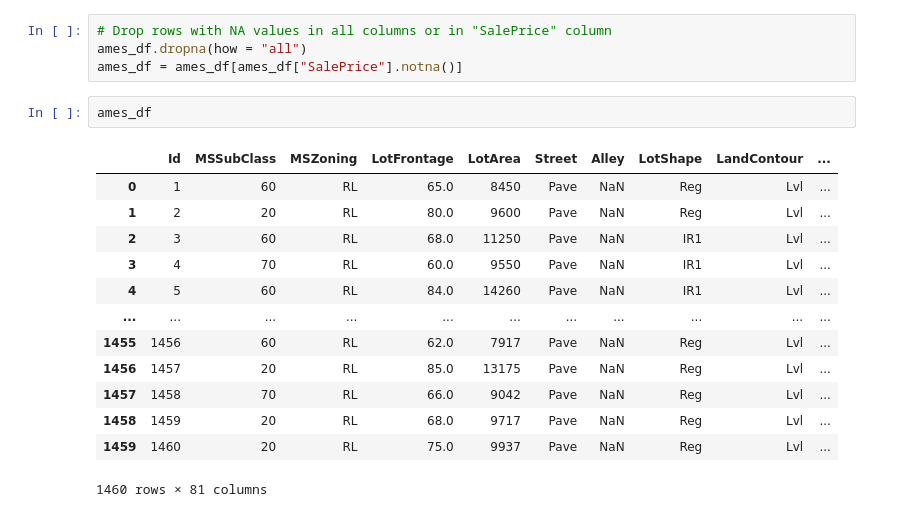
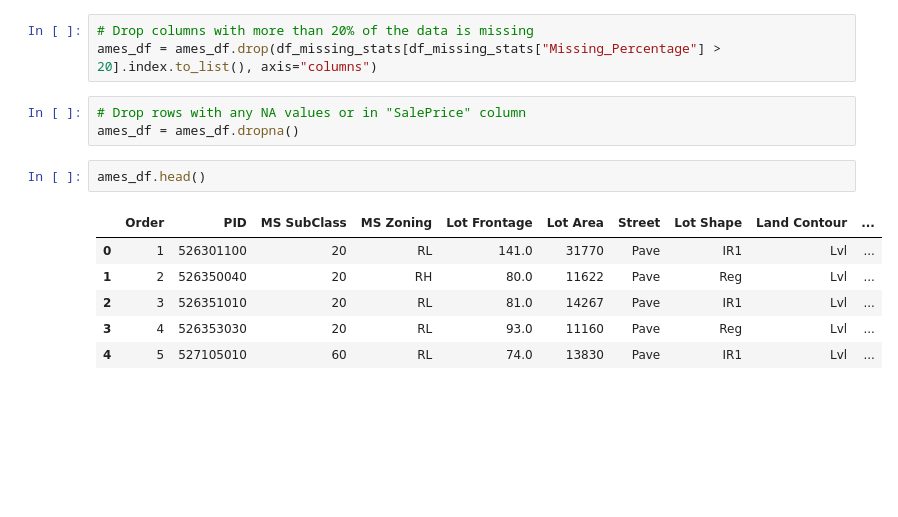
Before and after one commit to nkb36/home_valuators, a Jupyter notebook: notebook/Data Ingestion & Wrangling.ipynb, the cells around one changed output. Cells and saved outputs as stored; diff of their text form; blank space fills up the shorter version.

```diff
--- a/notebook/Data Ingestion & Wrangling.ipynb
+++ b/notebook/Data Ingestion & Wrangling.ipynb
@@ -52,20 +93,15 @@ ames_df.describe()
+# %%
+# Drop columns with more than 20% of the data is missing
+ames_df = ames_df.drop(df_missing_stats[df_missing_stats["Missing_Percentage"] > 20].index.to_list(), axis="columns")
 # %%
-# Drop rows with NA values in all columns or in "SalePrice" column
-ames_df.dropna(how = "all")
-ames_df = ames_df[ames_df["SalePrice"].notna()]
+# Drop rows with any NA values or in "SalePrice" column
+ames_df = ames_df.dropna()
-# %%
-ames_df
-# %% [output]
-|  | Id | MSSubClass | MSZoning | LotFrontage | LotArea | Street | Alley | LotShape | LandContour | ... |
-| 0 | 1 | 60 | RL | 65.0 | 8450 | Pave | NaN | Reg | Lvl | ... |
-| 1 | 2 | 20 | RL | 80.0 | 9600 | Pave | NaN | Reg | Lvl | ... |
-| 2 | 3 | 60 | RL | 68.0 | 11250 | Pave | NaN | IR1 | Lvl | ... |
-| 3 | 4 | 70 | RL | 60.0 | 9550 | Pave | NaN | IR1 | Lvl | ... |
-| 4 | 5 | 60 | RL | 84.0 | 14260 | Pave | NaN | IR1 | Lvl | ... |
-| ... | ... | ... | ... | ... | ... | ... | ... | ... | ... | ... |
-| 1455 | 1456 | 60 | RL | 62.0 | 7917 | Pave | NaN | Reg | Lvl | ... |
-| 1456 | 1457 | 20 | RL | 85.0 | 13175 | Pave | NaN | Reg | Lvl | ... |
-| 1457 | 1458 | 70 | RL | 66.0 | 9042 | Pave | NaN | Reg | Lvl | ... |
-| 1458 | 1459 | 20 | RL | 68.0 | 9717 | Pave | NaN | Reg | Lvl | ... |
-| 1459 | 1460 | 20 | RL | 75.0 | 9937 | Pave | NaN | Reg | Lvl | ... |
-1460 rows × 81 columns
+# %%
+ames_df.head()
+# %% [output]
+|  | Order | PID | MS SubClass | MS Zoning | Lot Frontage | Lot Area | Street | Lot Shape | Land Contour | ... |
+| 0 | 1 | 526301100 | 20 | RL | 141.0 | 31770 | Pave | IR1 | Lvl | ... |
+| 1 | 2 | 526350040 | 20 | RH | 80.0 | 11622 | Pave | Reg | Lvl | ... |
+| 2 | 3 | 526351010 | 20 | RL | 81.0 | 14267 | Pave | IR1 | Lvl | ... |
+| 3 | 4 | 526353030 | 20 | RL | 93.0 | 11160 | Pave | Reg | Lvl | ... |
+| 4 | 5 | 527105010 | 60 | RL | 74.0 | 13830 | Pave | IR1 | Lvl | ... |
```
Also changed, not shown: parts of 18 cells of this notebook, 1 other file.
